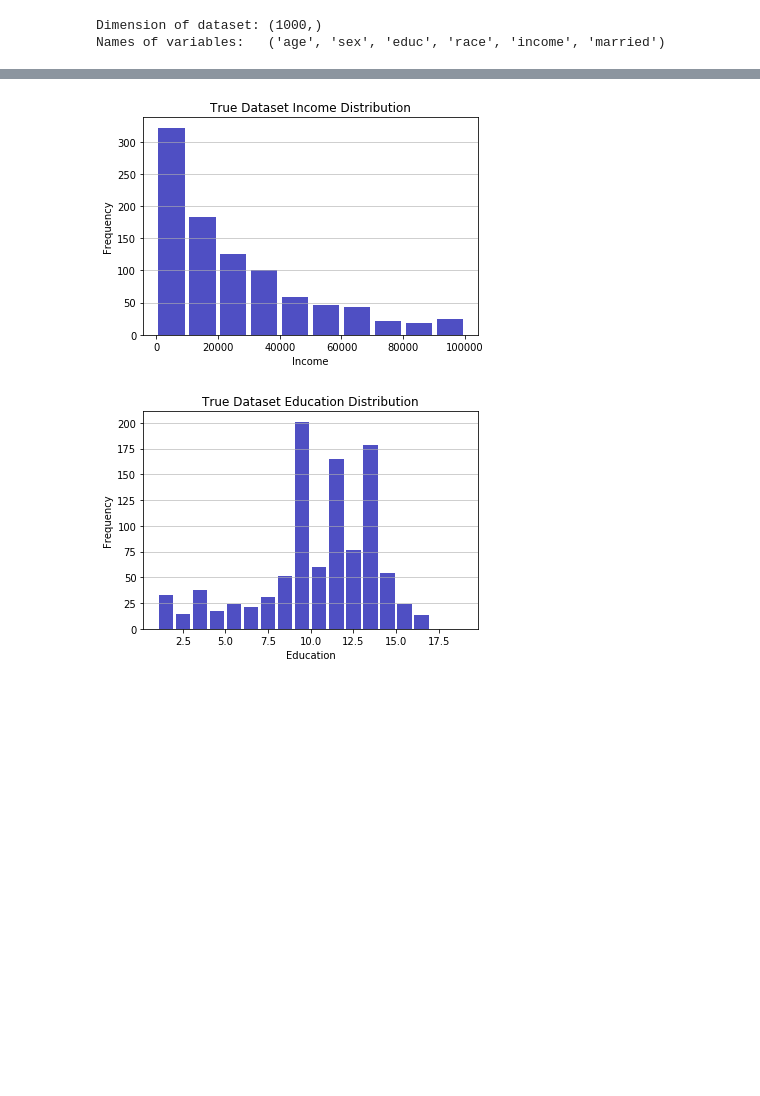
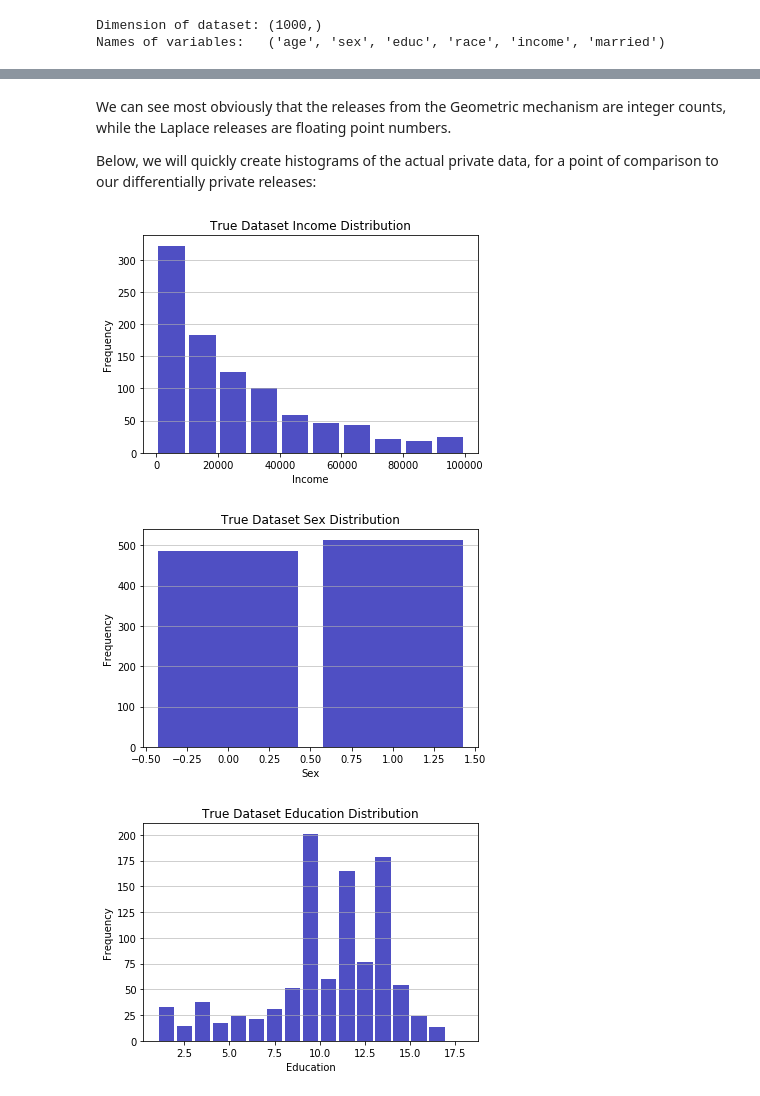
Before and after one commit to opendp/smartnoise-samples, a Jupyter notebook: analysis/histograms.ipynb, the cells around one changed output, grey strips where cells are left out. Cells and saved outputs as stored; diff of their text form; code cells hidden in the pictures; blank space fills up the shorter version.

Commit message:
revised histogram draft

```diff
--- a/analysis/histograms.ipynb
+++ b/analysis/histograms.ipynb
@@ -91,36 +100,40 @@ Education histogram Laplace DP release:  [-1.06167725e+01 -2.78249041e+01  6.730
+# %% [markdown]
+We can see most obviously that the releases from the Geometric mechanism are integer counts, while the Laplace releases are floating point numbers.
+
+Below, we will quickly create histograms of the actual private data, for a point of comparison to our differentially private releases:
 # %%
 import matplotlib.pyplot as plt
-
 
 data = np.genfromtxt(data_path, delimiter=',', names=True)
 income = list(data[:]['income'])
 sex = list(data[:]['sex'])
 education = list(data[:]['educ'])
 
 # An "interface" to matplotlib.axes.Axes.hist() method
 n_income, bins, patches = plt.hist(income, bins=list(range(0,110000,10000)), color='#0504aa',
                             alpha=0.7, rwidth=0.85)
 plt.grid(axis='y', alpha=0.75)
 plt.xlabel('Income')
 plt.ylabel('Frequency')
 plt.title('True Dataset Income Distribution')
 plt.show()
 
-#n, bins, patches = plt.hist(sex, bins=[-0.33,0.33,0.67,1.33], color='#0504aa',
-#                            alpha=0.7, rwidth=0.85)
-#plt.grid(axis='y', alpha=0.75)
-#plt.xlabel('Sex')
-#plt.ylabel('Frequency')
-#plt.title('True Dataset Sex Distribution')
-#plt.show()
+n_sex, bins, patches = plt.hist(sex, bins=[-0.5,0.5,1.5], color='#0504aa',
+                            alpha=0.7, rwidth=0.85)
+plt.grid(axis='y', alpha=0.75)
+plt.xlabel('Sex')
+plt.ylabel('Frequency')
+plt.title('True Dataset Sex Distribution')
+plt.show()
 
-n_educ, bins, patches = plt.hist(education, bins=list(range(1,20,1)), color='#0504aa',
+n_educ, bins, patches = plt.hist(education, bins=list(range(1,19,1)), color='#0504aa',
                             alpha=0.7, rwidth=0.85)
 plt.grid(axis='y', alpha=0.75)
 plt.xlabel('Education')
 plt.ylabel('Frequency')
 plt.title('True Dataset Education Distribution')
 plt.show()
 # %% [output]
 [figure]
-[figure, old version]
+[figure, new version]
+[figure, added]
```
Also changed, not shown: parts of 7 cells of this notebook.
